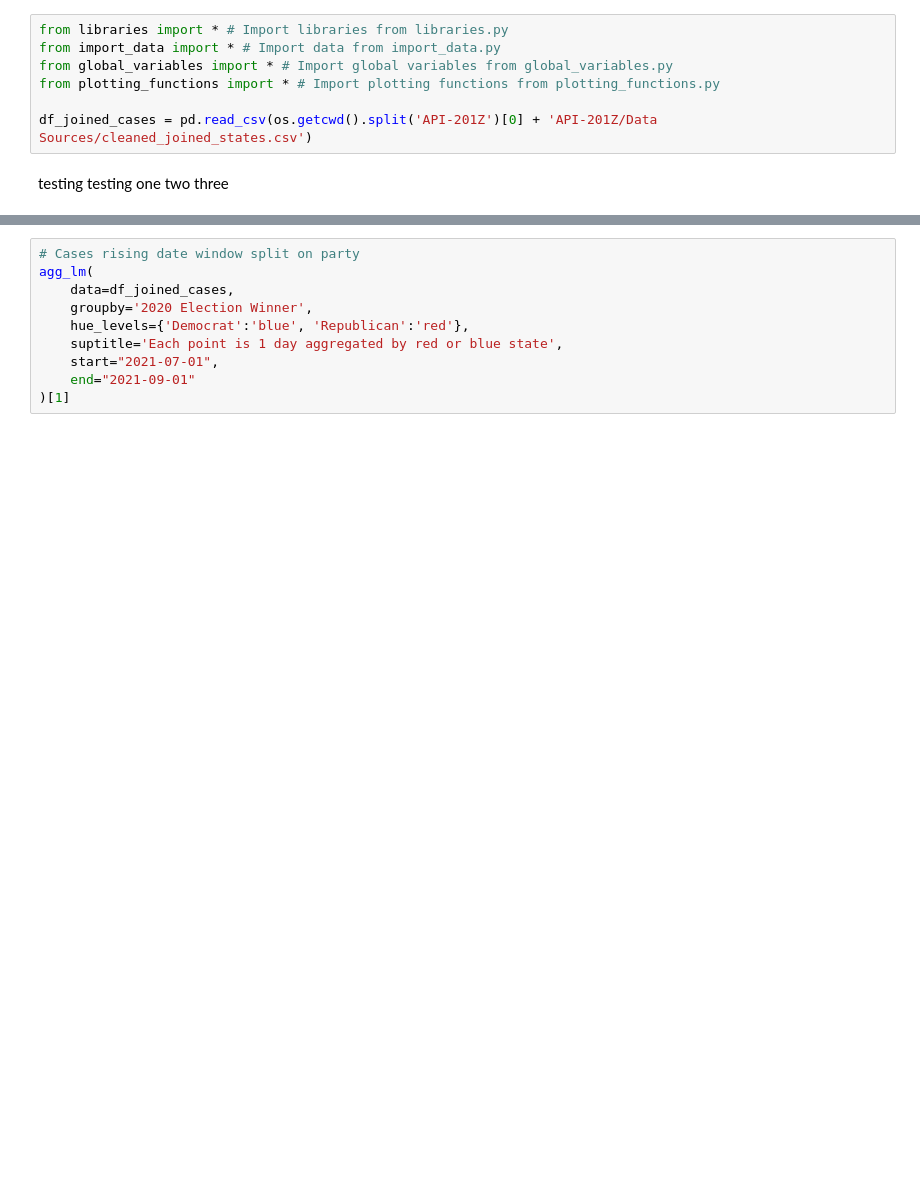
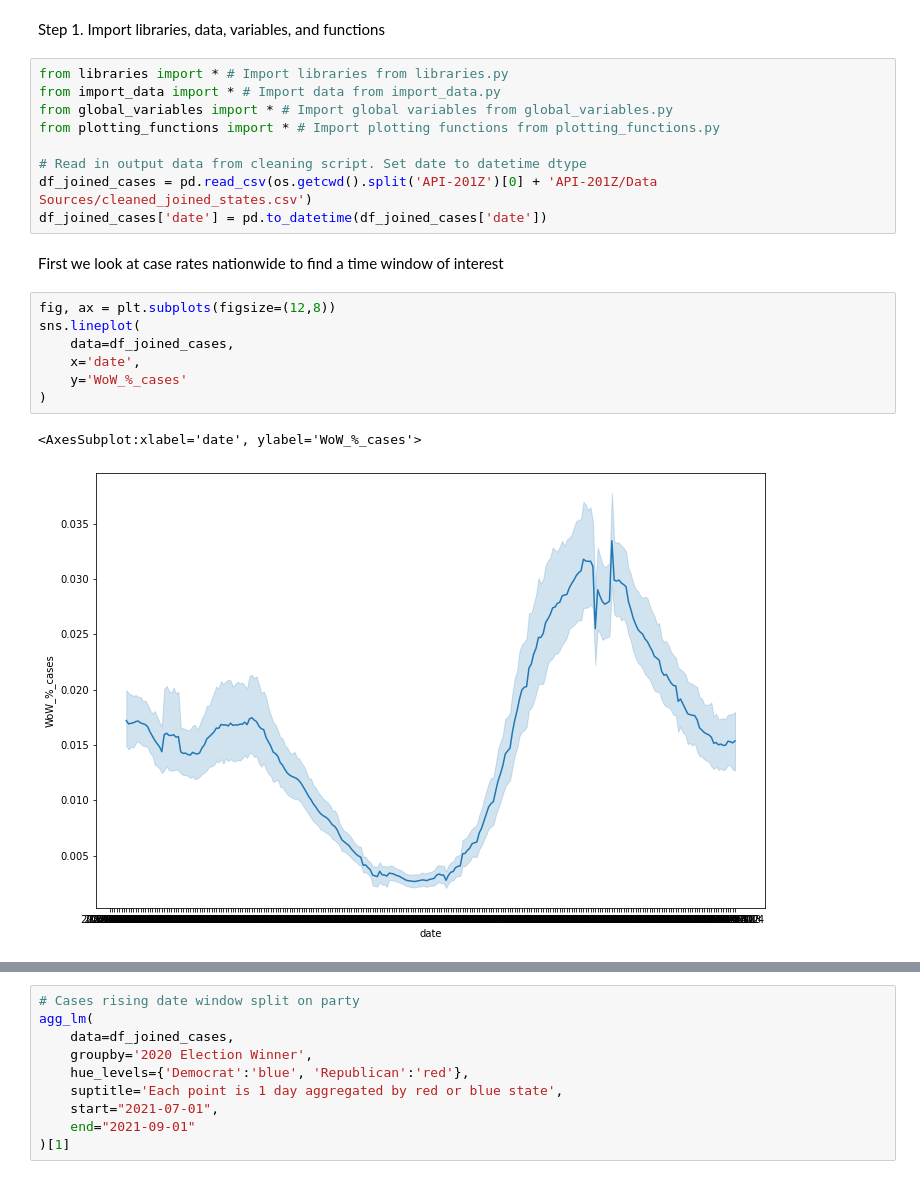
Before and after one commit to mraottth/API-201Z, a Jupyter notebook: Python/test_jupyter.ipynb, the cells around one changed output, grey strips where cells are left out. Drawn from its saved outputs; the diff is of its cells as text; blank space fills up the shorter version.

```diff
--- a/Python/test_jupyter.ipynb
+++ b/Python/test_jupyter.ipynb
@@ -3,9 +11,23 @@
+# %% [markdown]
+Step 1. Import libraries, data, variables, and functions
 # %%
 from libraries import * # Import libraries from libraries.py
 from import_data import * # Import data from import_data.py
 from global_variables import * # Import global variables from global_variables.py
 from plotting_functions import * # Import plotting functions from plotting_functions.py
 
+# Read in output data from cleaning script. Set date to datetime dtype
 df_joined_cases = pd.read_csv(os.getcwd().split('API-201Z')[0] + 'API-201Z/Data Sources/cleaned_joined_states.csv')
+df_joined_cases['date'] = pd.to_datetime(df_joined_cases['date'])
-# %% [markdown]
-testing testing one two three
+# %% [markdown]
+First we look at case rates nationwide to find a time window of interest
+# %%
+fig, ax = plt.subplots(figsize=(12,8))
+sns.lineplot(
+    data=df_joined_cases,
+    x='date',
+    y='WoW_%_cases'
+)
+# %% [output]
+<AxesSubplot:xlabel='date', ylabel='WoW_%_cases'>
+[figure, added]
```
Also changed, not shown: parts of 8 cells of this notebook, 7 other files.
